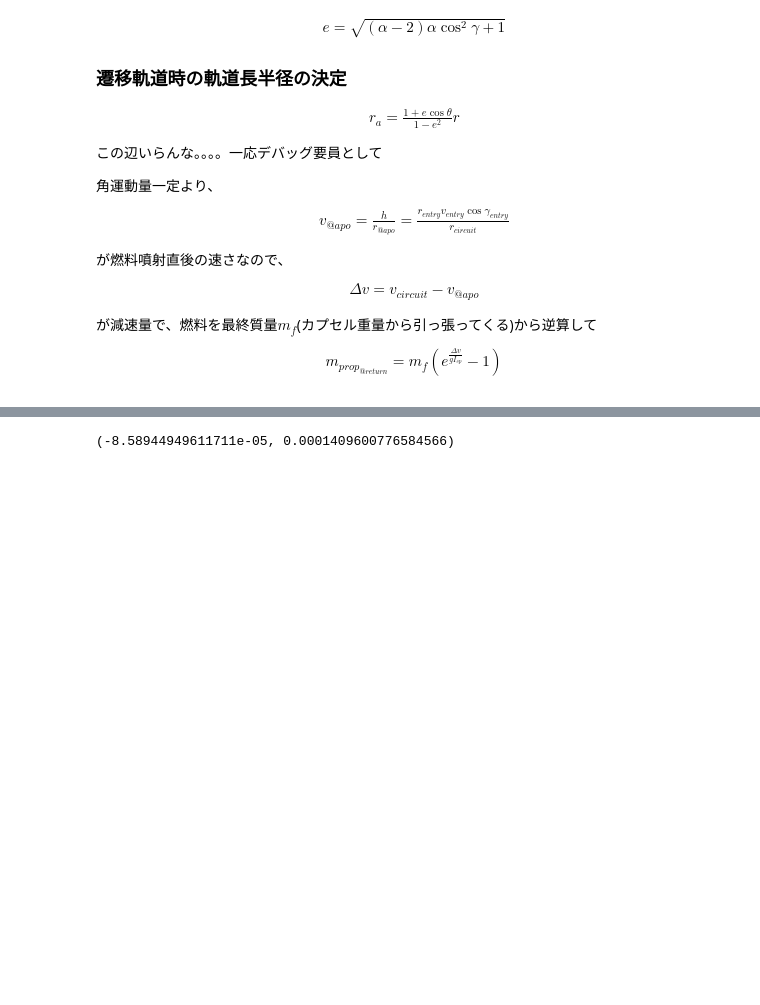
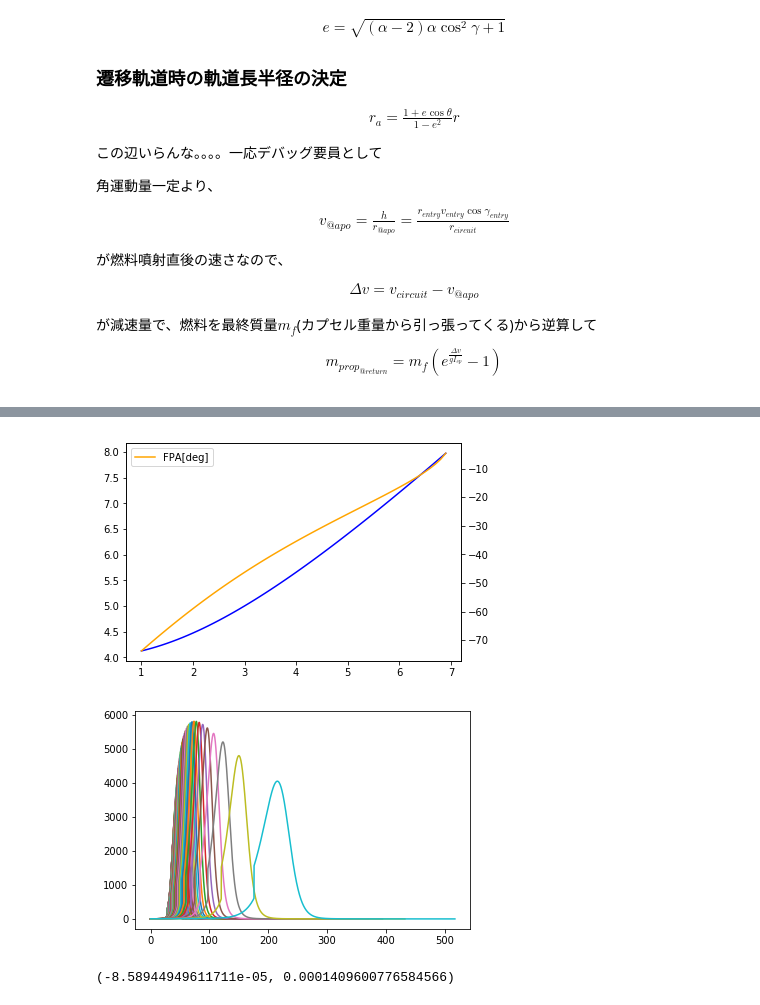
Before and after one commit to kminoda/seed_bank_in_space, a Jupyter notebook: src/delta_v_simu.ipynb, the cells around one changed output, grey strips where cells are left out. Drawn from its saved outputs; the diff is of its cells as text; code cells hidden in the pictures; blank space fills up the shorter version.

```diff
--- a/src/delta_v_simu.ipynb
+++ b/src/delta_v_simu.ipynb
@@ -436,3 +457,29 @@ get_prop(r0, r1, v=v_entry, gamma=gamma_entry)
+# %%
+v_trans_apo_lst = np.arange(1.00, 7.00, 0.1)
+#大気圏突入速度と経路角を決定する。
+Re = R_earth+200
+v_entry_lst = np.zeros_like(v_trans_apo_lst)
+fpa_entry_lst = np.zeros_like(v_trans_apo_lst)
+for i in range(len(v_trans_apo_lst)):
+    v_entry_lst[i] = np.sqrt(v_trans_apo_lst[i]**2 + 2*MU*(1/Re-1/Ra))
+    fpa_entry_lst[i] = np.rad2deg(-np.arccos(v_trans_apo_lst[i]*Ra/v_entry_lst[i]/Re))
+
+fig, ax1 = plt.subplots()
+ax1.plot(v_trans_apo_lst, v_entry_lst, color='blue', label='v_entry[km/s]')
+ax2 = ax1.twinx()
+ax2.plot(v_trans_apo_lst, fpa_entry_lst, color='orange', label='FPA[deg]')
+plt.legend()
+plt.show()
+
+#その後着陸までの軌道決定。
+for i in range(len(v_trans_apo_lst)):
+    t_atm_lst, h_atm_lst, v_atm_lst, gamma_atm_lst, heatflux_atm_lst \
+        =re_entry(v_entry_lst[i], fpa_entry_lst[i])
+    plt.plot(t_atm_lst, heatflux_atm_lst)
+plt.show()
+# %% [output]
+[figure, added]
+[figure, added]
 # %%
 #擾乱の永年項を計算
 #計算量多めなので、後で直す
```
Also changed, not shown: parts of 7 cells of this notebook.
